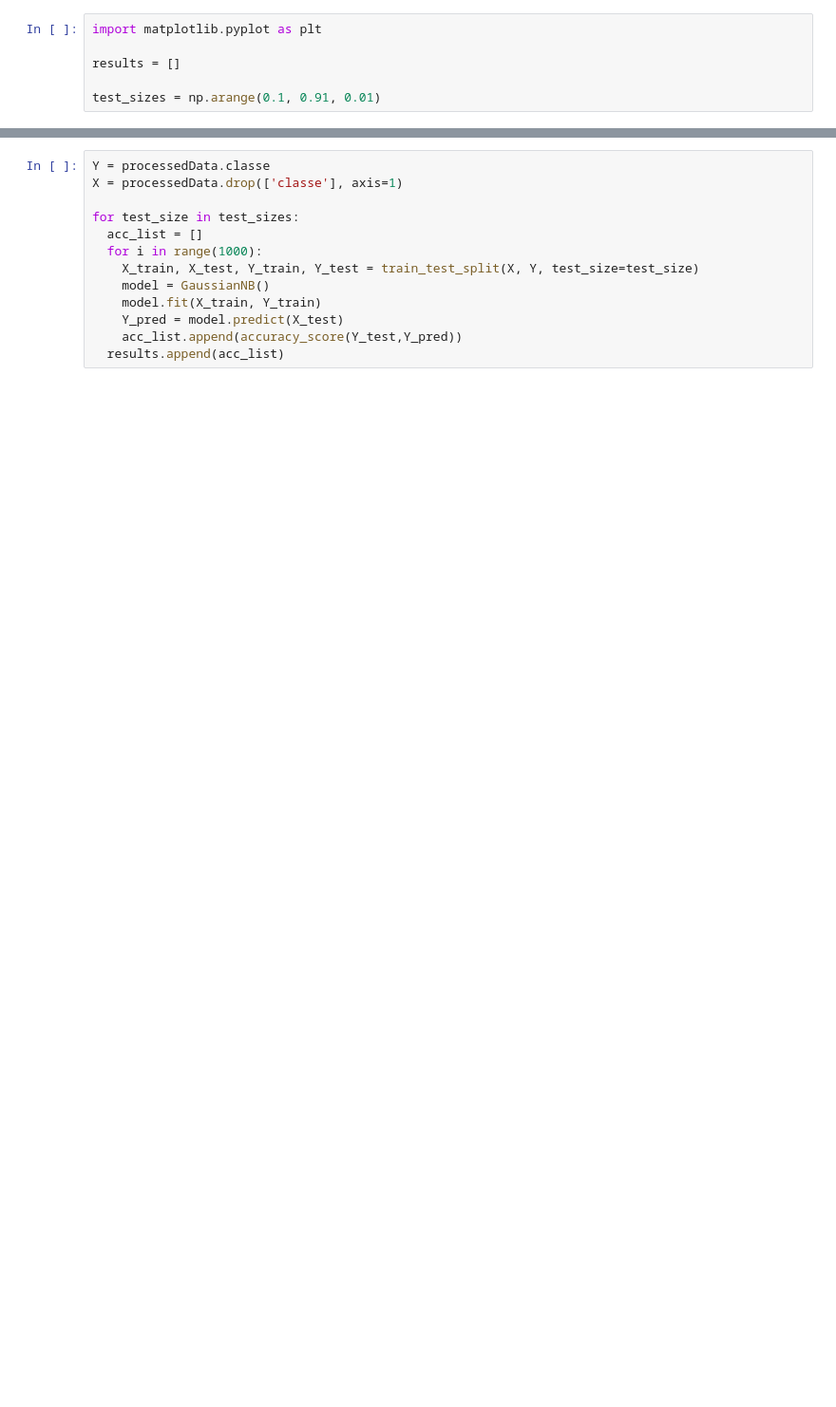
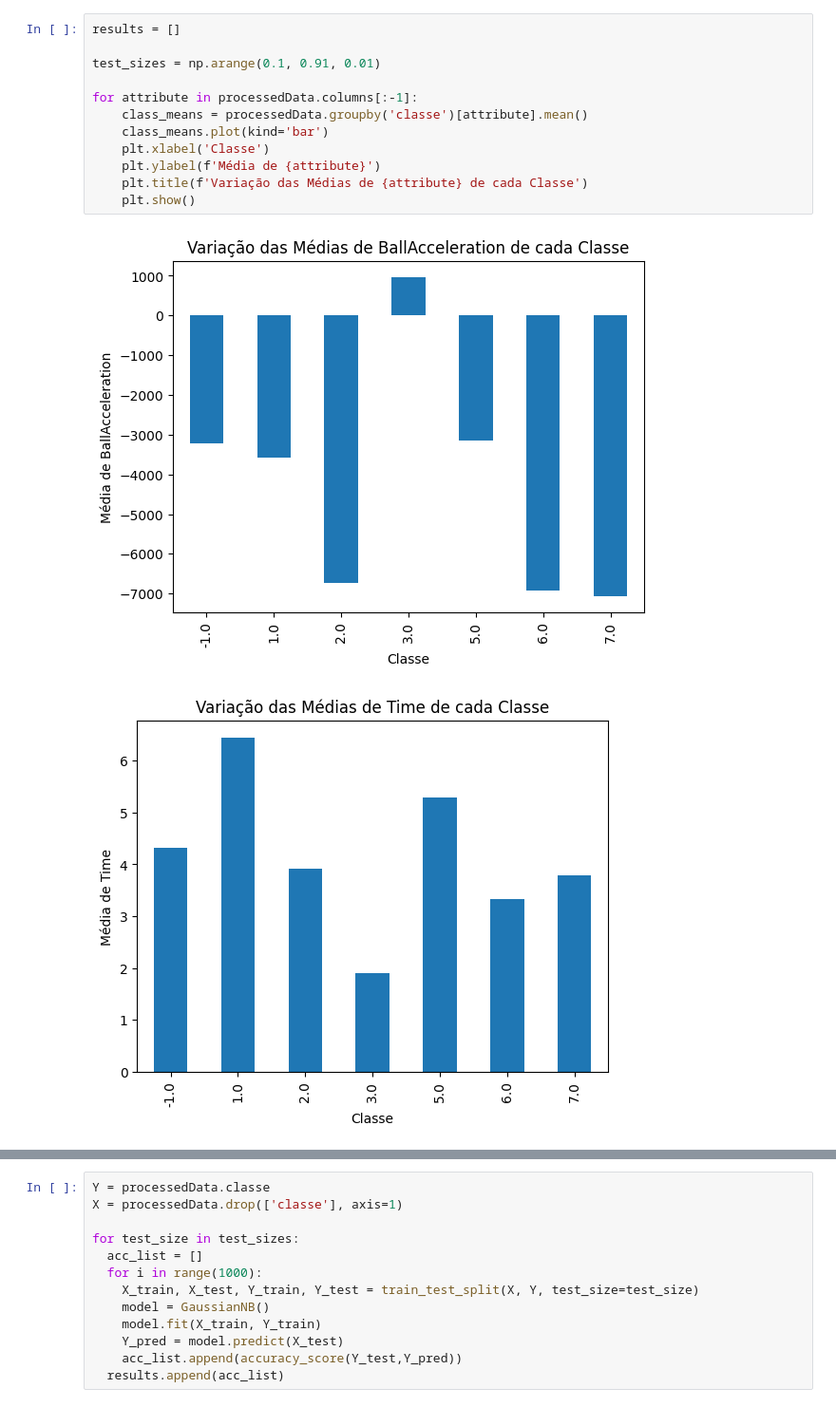
Before and after one commit to SapoSopa/StatisticSopa, a Jupyter notebook: EstatisticaRocket.ipynb, the cells around one changed output, grey strips where cells are left out. Shown at 95% size. Drawn from its saved outputs; the diff is of its cells as text; blank space fills up the shorter version.

```diff
--- a/EstatisticaRocket.ipynb
+++ b/EstatisticaRocket.ipynb
@@ -77,9 +78,18 @@ processedData.describe()
 | 50% | -4064.452173 | 3.940157 | 1.060573e+05 | 3.328337e+03 | 1.542971e+06 | 155827.752649 | 129459.608099 | 0.000000 | ... |
 | 75% | -1295.464847 | 5.015213 | 1.340235e+06 | 1.520008e+05 | 3.026675e+06 | 172907.893940 | 147342.590456 | 1.000000 | ... |
 | max | 11599.404268 | 13.470363 | 4.805408e+09 | 2.203612e+06 | 7.306665e+06 | 228114.832665 | 210877.285380 | 8.000000 | ... |
-# %%
-import matplotlib.pyplot as plt
-
-results = []
-
-test_sizes = np.arange(0.1, 0.91, 0.01)
+# %%
+results = []
+
+test_sizes = np.arange(0.1, 0.91, 0.01)
+
+for attribute in processedData.columns[:-1]:
+    class_means = processedData.groupby('classe')[attribute].mean()
+    class_means.plot(kind='bar')
+    plt.xlabel('Classe')
+    plt.ylabel(f'Média de {attribute}')
+    plt.title(f'Variação das Médias de {attribute} de cada Classe')
+    plt.show()
+# %% [output]
+[figure, added]
+[figure, added]
```
Also changed, not shown: parts of 3 cells of this notebook.
